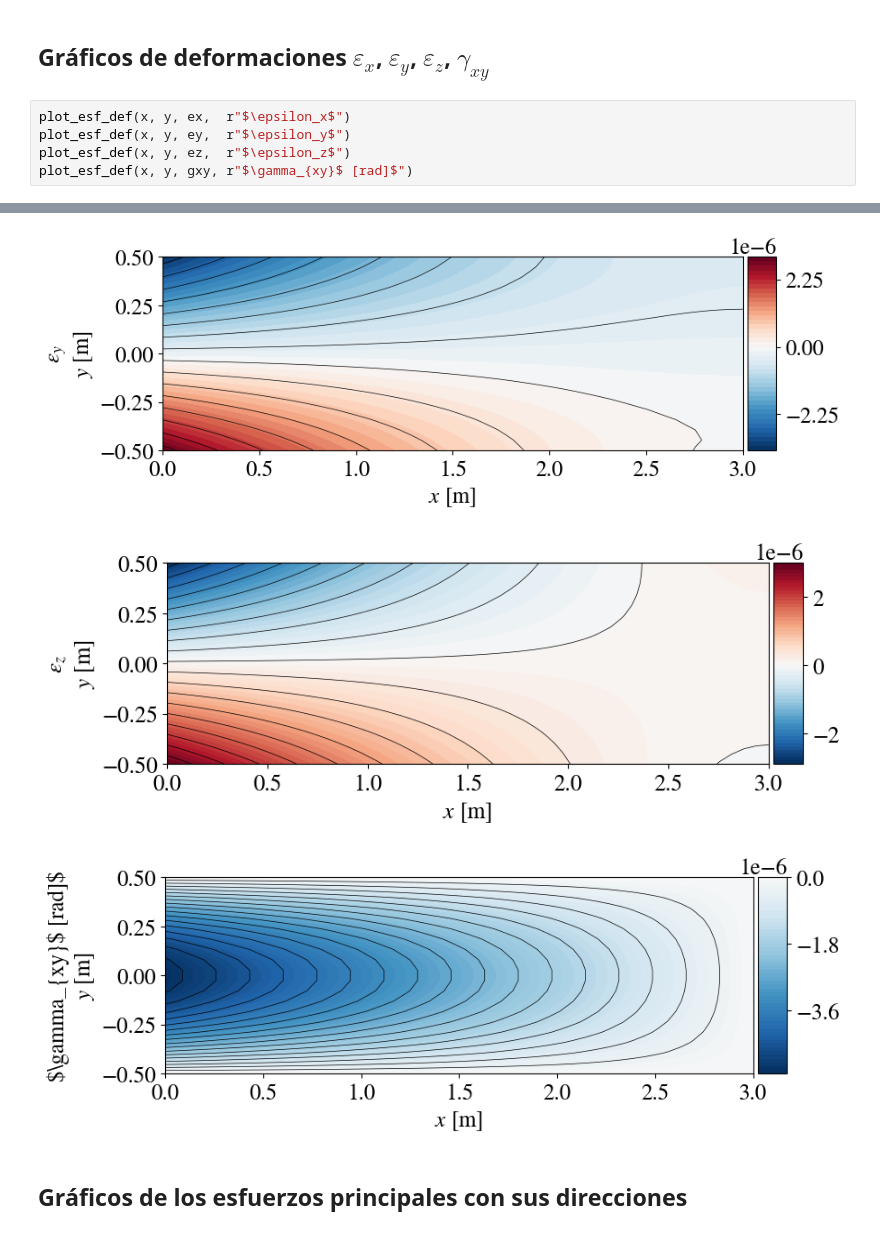
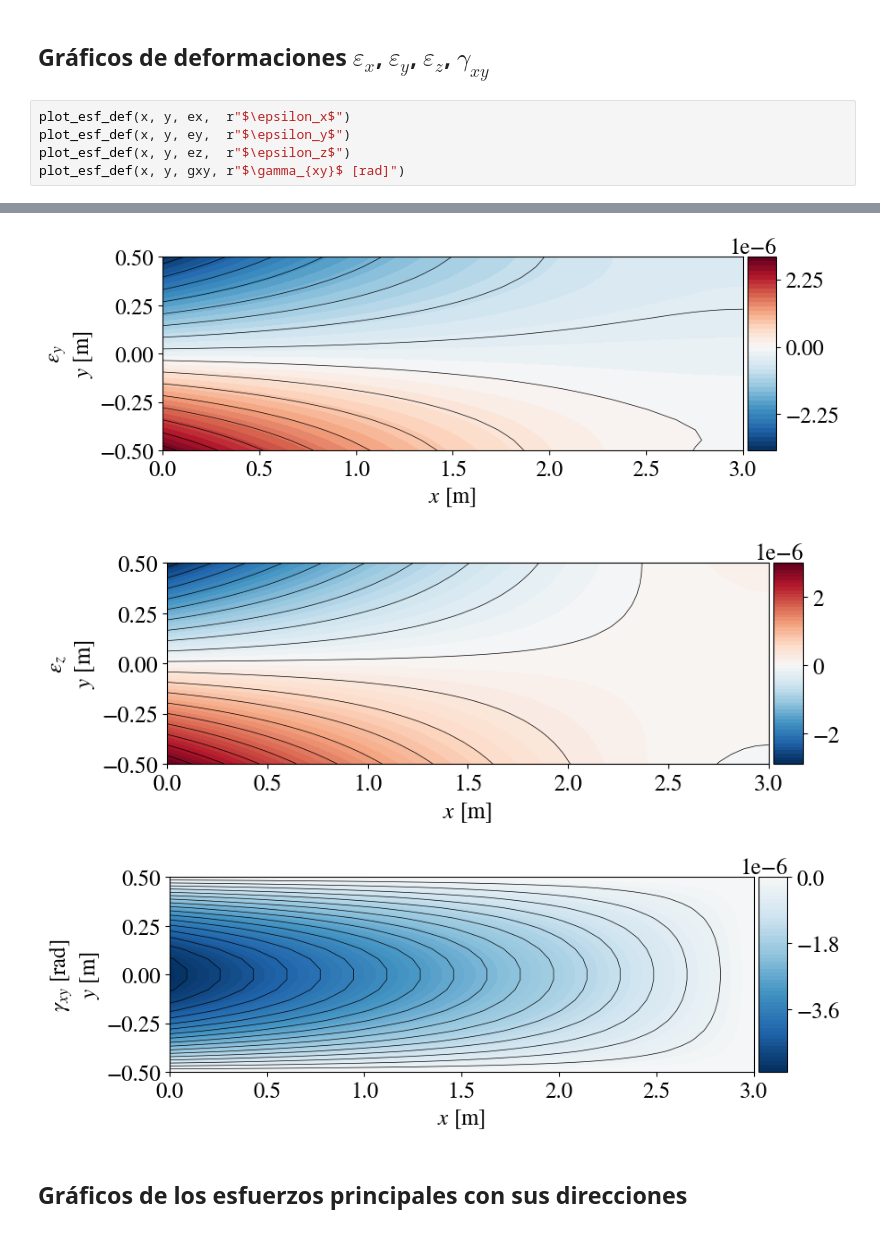
Before and after one commit to michaelherediaperez/medio-continuo, a Jupyter notebook: codigos/cap_04/4_10_analisis_viga_voladizo.ipynb, the cells around one changed output, grey strips where cells are left out. Saved outputs shown, nothing was run; the diff lists cells and outputs as text.

Commit message:
corrigiendo el título de \gamma_{xy}

```diff
--- a/codigos/cap_04/4_10_analisis_viga_voladizo.ipynb
+++ b/codigos/cap_04/4_10_analisis_viga_voladizo.ipynb
@@ -165,13 +165,13 @@ Please upgrade Plotly to version 6.1.1 or greater, or downgrade Kaleido to versi
 # %%
 plot_esf_def(x, y, ex,  r"$\epsilon_x$")
 plot_esf_def(x, y, ey,  r"$\epsilon_y$")
 plot_esf_def(x, y, ez,  r"$\epsilon_z$")
-plot_esf_def(x, y, gxy, r"$\gamma_{xy}$ [rad]$")
+plot_esf_def(x, y, gxy, r"$\gamma_{xy}$ [rad]")
 # %% [output]
 [figure]
 [figure]
 [figure]
-[figure, old version]
+[figure, new version]
 # %% [markdown]
 ## Gráficos de los esfuerzos principales con sus direcciones
 # %%
```
Also changed, not shown: parts of 1 cell of this notebook.
